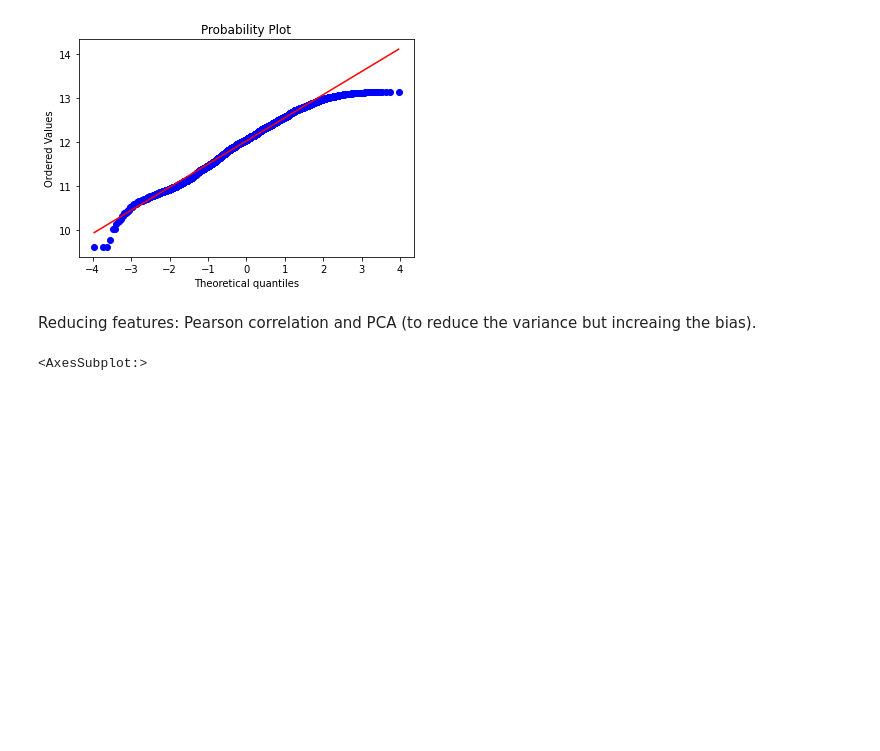
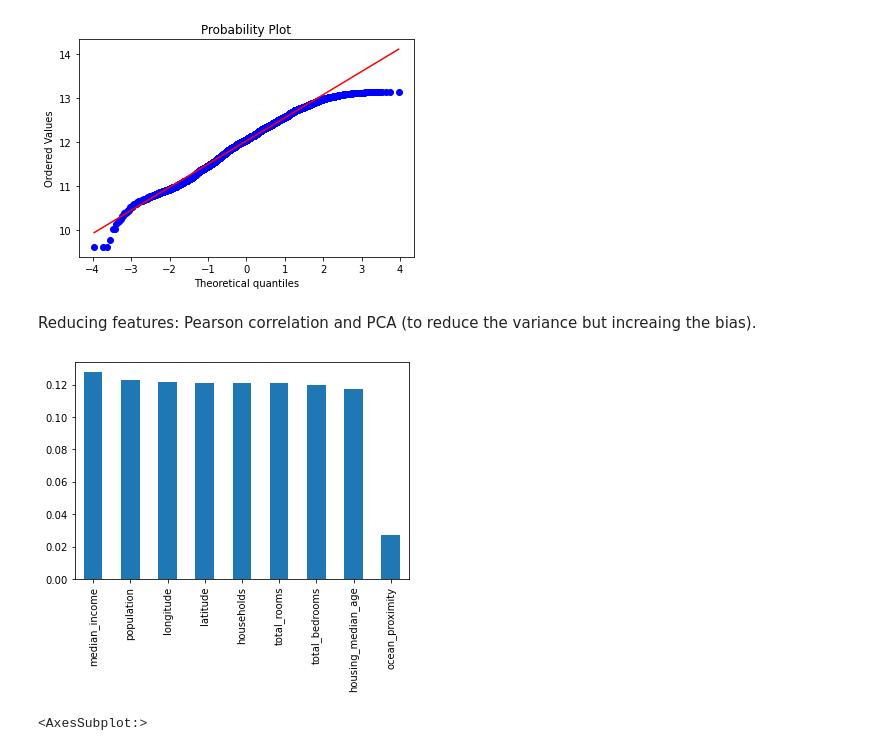
Before and after one commit to martinaviggiano/ml_project, a Jupyter notebook: Machine Learning Project.ipynb, the cells around one changed output. Cells and saved outputs as stored; diff of their text form; code cells hidden in the pictures; blank space fills up the shorter version.

```diff
--- a/Machine Learning Project.ipynb
+++ b/Machine Learning Project.ipynb
@@ -355,6 +380,20 @@ res = stats.probplot(log_house_value, plot=plt)
 [figure]
 # %% [markdown]
 Reducing features: Pearson correlation and PCA (to reduce the variance but increaing the bias).
+# %%
+forest = ExtraTreesClassifier()
+# %%
+scaler = MinMaxScaler(feature_range=(-1,1))
+sampled_df = corr_df.sample(2000)
+X_sampled = scaler.fit_transform(sampled_df.drop(columns=["median_house_value"]))
+y_sampled = sampled_df["median_house_value"].values
+forest.fit(X_sampled, y_sampled)  # Build a forest and compute the impurity-based feature importances
+importances = forest.feature_importances_
+feat_importances = pd.Series(forest.feature_importances_, index=sampled_df.drop(columns=["median_house_value"]).columns)
+feat_importances.nlargest(15).plot(kind='bar')
+plt.show()
+# %% [output]
+[figure, added]
 # %%
 correlations = corr_df.corr()
 f, ax = plt.subplots(figsize=(12, 9))
```
Also changed, not shown: parts of 25 cells of this notebook, 17 other files.
